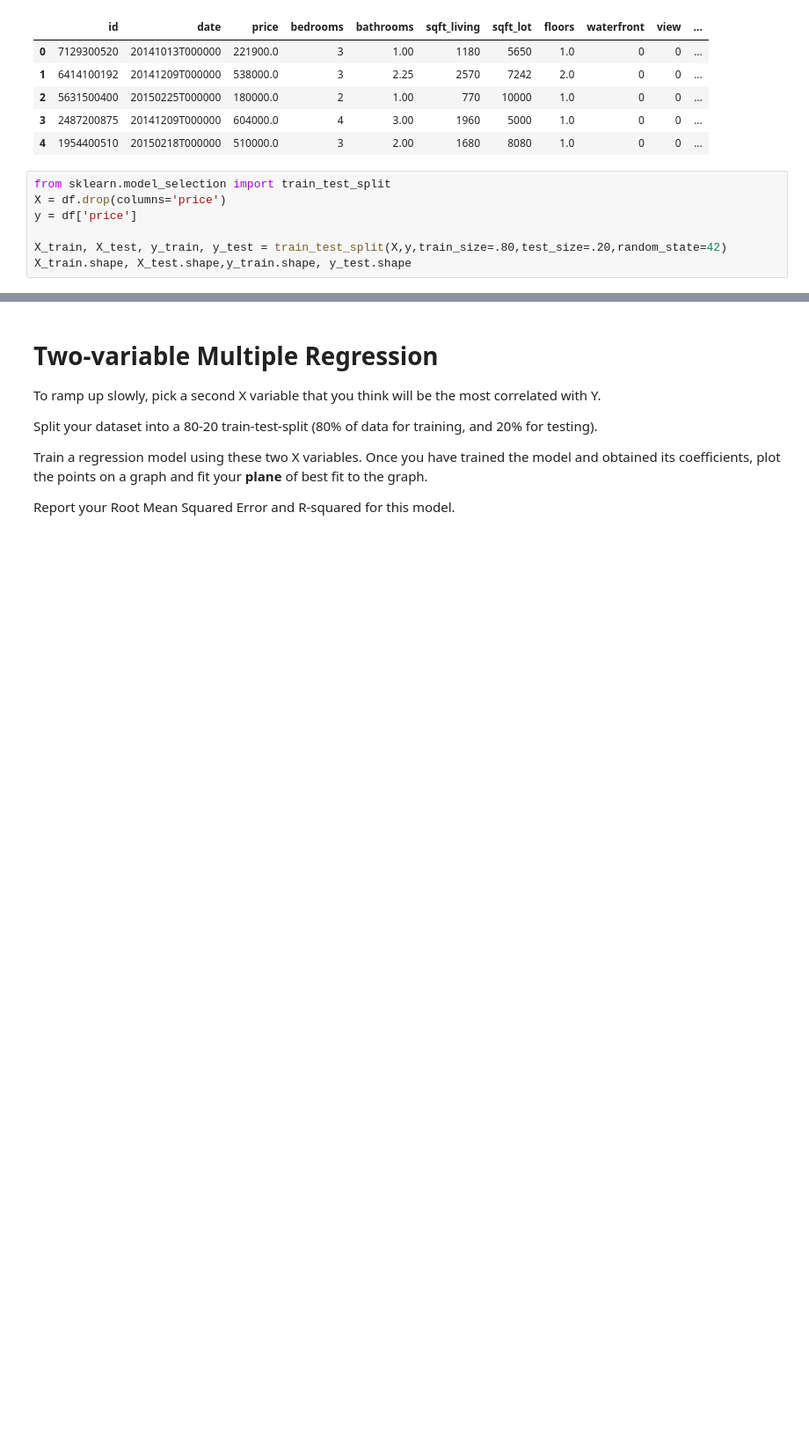
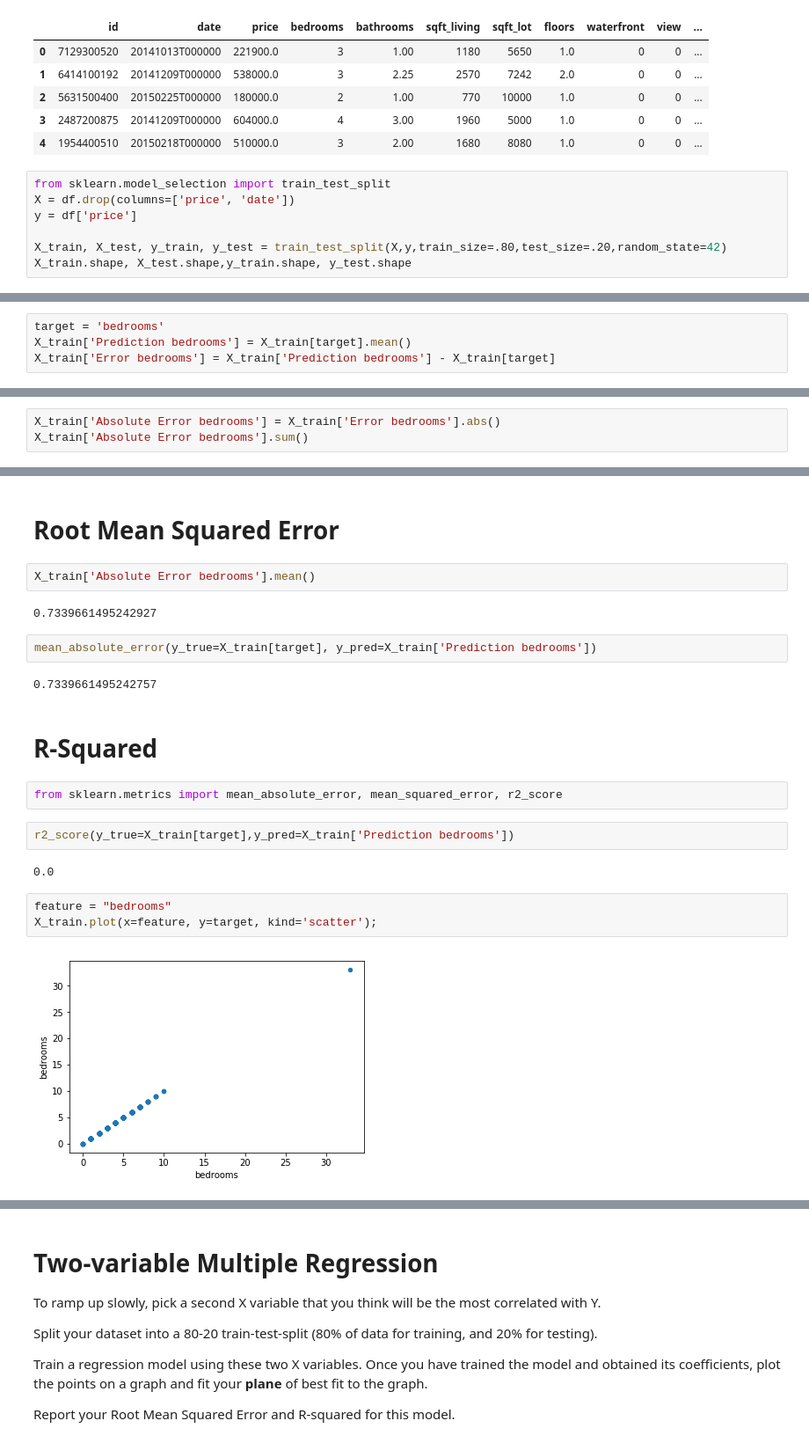
Before and after one commit to LambdaSchool/DS-Unit-2-Sprint-2-Regression, a Jupyter notebook: module1-ols-regression/linear-regression-assignment.ipynb, the cells around one changed output, grey strips where cells are left out. Shown at 88% size. Cells and saved outputs as stored; diff of their text form; blank space fills up the shorter version.

```diff
--- a/module1-ols-regression/linear-regression-assignment.ipynb
+++ b/module1-ols-regression/linear-regression-assignment.ipynb
@@ -31,7 +31,7 @@ df.head()
 | 4 | 1954400510 | 20150218T000000 | 510000.0 | 3 | 2.00 | 1680 | 8080 | 1.0 | 0 | 0 | ... |
 # %%
 from sklearn.model_selection import train_test_split
-X = df.drop(columns='price')
+X = df.drop(columns=['price', 'date'])
 y = df['price']
 
 X_train, X_test, y_train, y_test = train_test_split(X,y,train_size=.80,test_size=.20,random_state=42)
@@ -40,0 +41,4 @@ X_train.shape, X_test.shape,y_train.shape, y_test.shape
+# %%
+target = 'bedrooms'
+X_train['Prediction bedrooms'] = X_train[target].mean()
+X_train['Error bedrooms'] = X_train['Prediction bedrooms'] - X_train[target]
@@ -40,0 +77,3 @@ X_train.shape, X_test.shape,y_train.shape, y_test.shape
+# %%
+X_train['Absolute Error bedrooms'] = X_train['Error bedrooms'].abs()
+X_train['Absolute Error bedrooms'].sum()
@@ -40,0 +87,23 @@ X_train.shape, X_test.shape,y_train.shape, y_test.shape
+# %% [markdown]
+# Root Mean Squared Error
+# %%
+X_train['Absolute Error bedrooms'].mean()
+# %% [output]
+0.7339661495242927
+# %%
+mean_absolute_error(y_true=X_train[target], y_pred=X_train['Prediction bedrooms'])
+# %% [output]
+0.7339661495242757
+# %% [markdown]
+# R-Squared
+# %%
+from sklearn.metrics import mean_absolute_error, mean_squared_error, r2_score
+# %%
+r2_score(y_true=X_train[target],y_pred=X_train['Prediction bedrooms'])
+# %% [output]
+0.0
+# %%
+feature = "bedrooms"
+X_train.plot(x=feature, y=target, kind='scatter');
+# %% [output]
+[figure, added]
```
Also changed, not shown: parts of 18 cells of this notebook.
